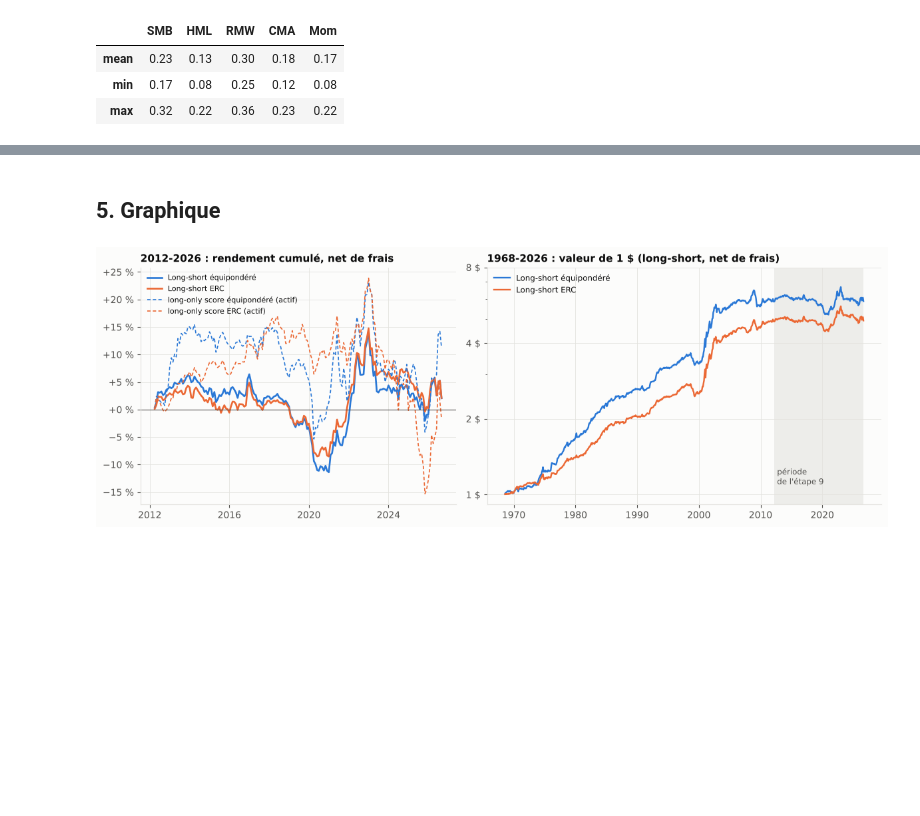
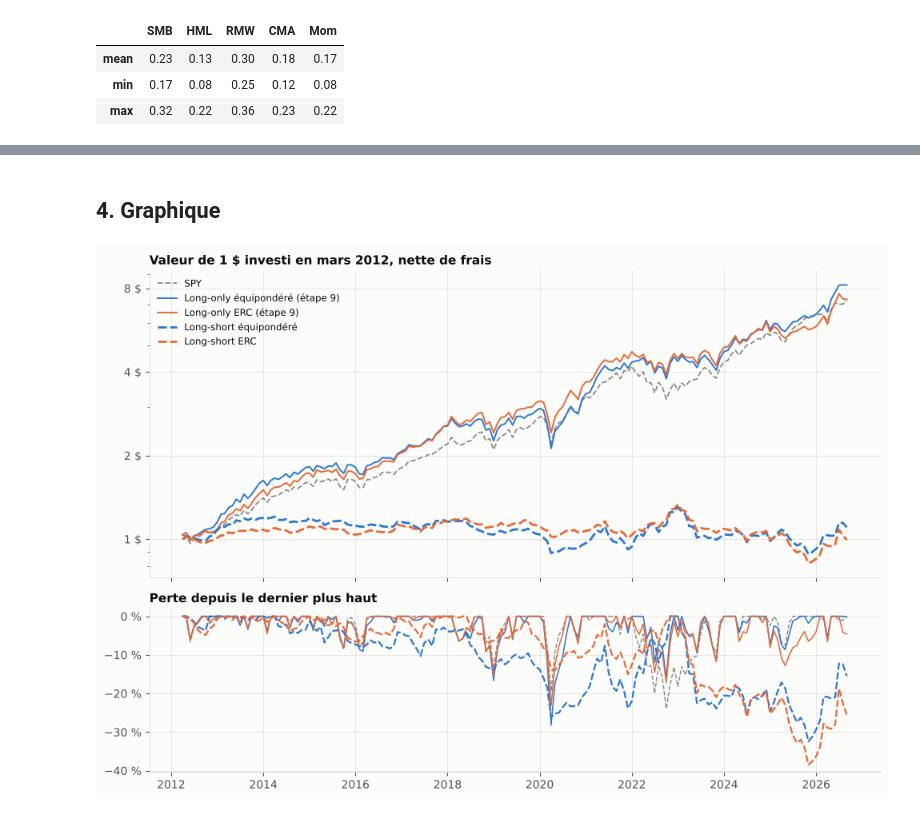
Before and after one commit to Anto279/conformal-factor-allocation, a Jupyter notebook: notebooks/etape10_2_long_short.ipynb, the cells around one changed output, grey strips where cells are left out. Saved outputs shown, nothing was run; the diff lists cells and outputs as text; code cells hidden in the pictures; blank space fills up the shorter version.

```diff
--- a/notebooks/etape10_2_long_short.ipynb
+++ b/notebooks/etape10_2_long_short.ipynb
@@ -365,0 +388,9 @@ Volatilité : ERC 4.1%, équipondéré 4.7%
+# %%
+# Excédent annuel selon les frais de transaction et le coût d'emprunt
+lignes = {}
+for frais_pb in [0, 10, 25]:
+    for emprunt in [0.0, 0.0025, 0.01]:
+        lignes[(f"{frais_pb} pb", f"{emprunt:.2%}")] = {
+            nom: 12 * (bt["pari brut"] - frais_pb / 1e4 * bt["rotation"] - emprunt / 12).mean()
+            for nom, bt in long_short.items()}
+pd.DataFrame(lignes).T.rename_axis(["frais par dollar échangé", "coût d'emprunt annuel"]).style.format("{:+.2%}")
@@ -366,5 +409,5 @@ Volatilité : ERC 4.1%, équipondéré 4.7%
 # %% [markdown]
-## 5. Graphique
+## 4. Graphique
 # %%
 SURFACE, TEXTE, TEXTE2, GRILLE = "#fcfcfb", "#0b0b0b", "#52514e", "#e4e3df"
 BLEU, ORANGE, AQUA, JAUNE, MAGENTA, VERT = "#2a78d6", "#eb6834", "#1baf7a", "#eda100", "#e87ba4", "#008300"
@@ -390,34 +433,29 @@ def virgule(fmt):
 
 
 COULEURS = {"Score équipondéré": BLEU, "Score ERC": ORANGE, "Univers (capitalisation)": TEXTE2, "SPY": GRIS}
-# %%
-fig, (ax1, ax2) = plt.subplots(1, 2, figsize=(12, 4.3), gridspec_kw={"width_ratios": [1, 1.25]})
-d = periode.to_timestamp(how="end")
-for nom, couleur, style in [("Long-short équipondéré", BLEU, "-"), ("Long-short ERC", ORANGE, "-")]:
-    ax1.plot(d, 100 * ls[nom]["net"].cumsum(), color=couleur, lw=1.9, ls=style, label=nom)
-for nom, couleur in [("score équipondéré", BLEU), ("score ERC", ORANGE)]:
-    a = (lo[nom]["net"] - univers["net"]).reindex(periode)
-    ax1.plot(d, 100 * a.cumsum(), color=couleur, lw=1.2, ls=(0, (3, 2)), label=f"long-only {nom} (actif)")
-ax1.axhline(0, color=TEXTE2, lw=0.8)
-ax1.yaxis.set_major_formatter(virgule("{:+.0f} %"))
-ax1.xaxis.set_major_locator(mdates.YearLocator(4))
-ax1.xaxis.set_major_formatter(mdates.DateFormatter("%Y"))
-ax1.set_title("2012-2026 : rendement cumulé, net de frais")
-ax1.legend(loc="upper left", fontsize=8)
-
-dh = ls_h["Long-short ERC"].index.to_timestamp(how="end")
-for nom, couleur in [("Long-short équipondéré", BLEU), ("Long-short ERC", ORANGE)]:
-    ax2.plot(dh, (1 + ls_h[nom]["net"]).cumprod(), color=couleur, lw=1.7, label=nom)
-ax2.set_yscale("log")
-ax2.set_yticks([1, 2, 4, 8])
-ax2.yaxis.set_major_formatter(virgule("{:.0f} $"))
-ax2.yaxis.set_minor_formatter(plt.NullFormatter())
-ax2.axvspan(pd.Timestamp("2012-03-01"), dh[-1], color=GRILLE, alpha=0.6, lw=0)
-ax2.text(pd.Timestamp("2012-09-01"), 1.1, "période\nde l'étape 9", fontsize=8.5, color=TEXTE2)
-ax2.set_title("1968-2026 : valeur de 1 $ (long-short, net de frais)")
-ax2.legend(loc="upper left", fontsize=8.5)
-fig.tight_layout()
-sauver(fig, "long_short_facteurs.png")
-plt.show()
-# %% [output]
-[figure, removed]
+# %%
+fig, (ax1, ax2) = plt.subplots(2, 1, figsize=(10, 7), sharex=True, gridspec_kw={"height_ratios": [3, 1.6]})
+d = periode.to_timestamp(how="end")
+traces = [("SPY", GRIS, "--", 1.3), ("Long-only équipondéré (étape 9)", BLEU, "-", 1.4),
+          ("Long-only ERC (étape 9)", ORANGE, "-", 1.4),
+          ("Long-short équipondéré", BLEU, (0, (4, 1.5)), 2.0), ("Long-short ERC", ORANGE, (0, (4, 1.5)), 2.0)]
+for nom, couleur, style, lw in traces:
+    r = series[nom].reindex(periode)
+    v = (1 + r).cumprod()
+    ax1.plot(d, v, color=couleur, ls=style, lw=lw, label=nom)
+    ax2.plot(d, 100 * (v / v.cummax() - 1), color=couleur, ls=style, lw=lw * 0.8)
+ax1.set_yscale("log")
+ax1.set_yticks([1, 2, 4, 8])
+ax1.yaxis.set_major_formatter(virgule("{:.0f} $"))
+ax1.yaxis.set_minor_formatter(plt.NullFormatter())
+ax1.set_title("Valeur de 1 $ investi en mars 2012, nette de frais")
+ax1.legend(loc="upper left", fontsize=8.5)
+ax2.yaxis.set_major_formatter(virgule("{:.0f} %"))
+ax2.set_title("Perte depuis le dernier plus haut")
+ax2.xaxis.set_major_locator(mdates.YearLocator(2))
+ax2.xaxis.set_major_formatter(mdates.DateFormatter("%Y"))
+fig.tight_layout()
+sauver(fig, "long_short_backtest.png")
+plt.show()
+# %% [output]
+[figure, added]
```
Also changed, not shown: parts of 24 cells of this notebook, 3 other files.
